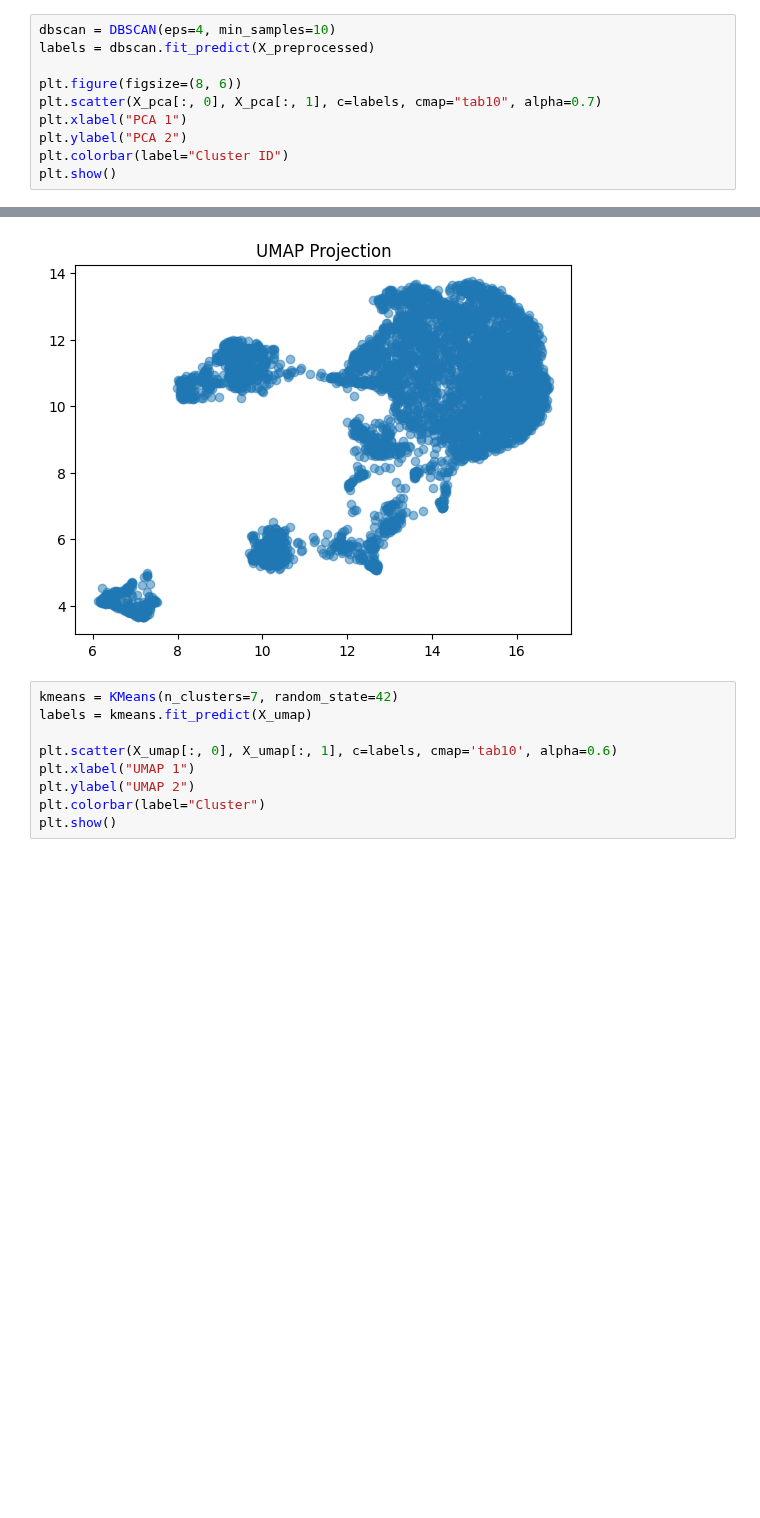
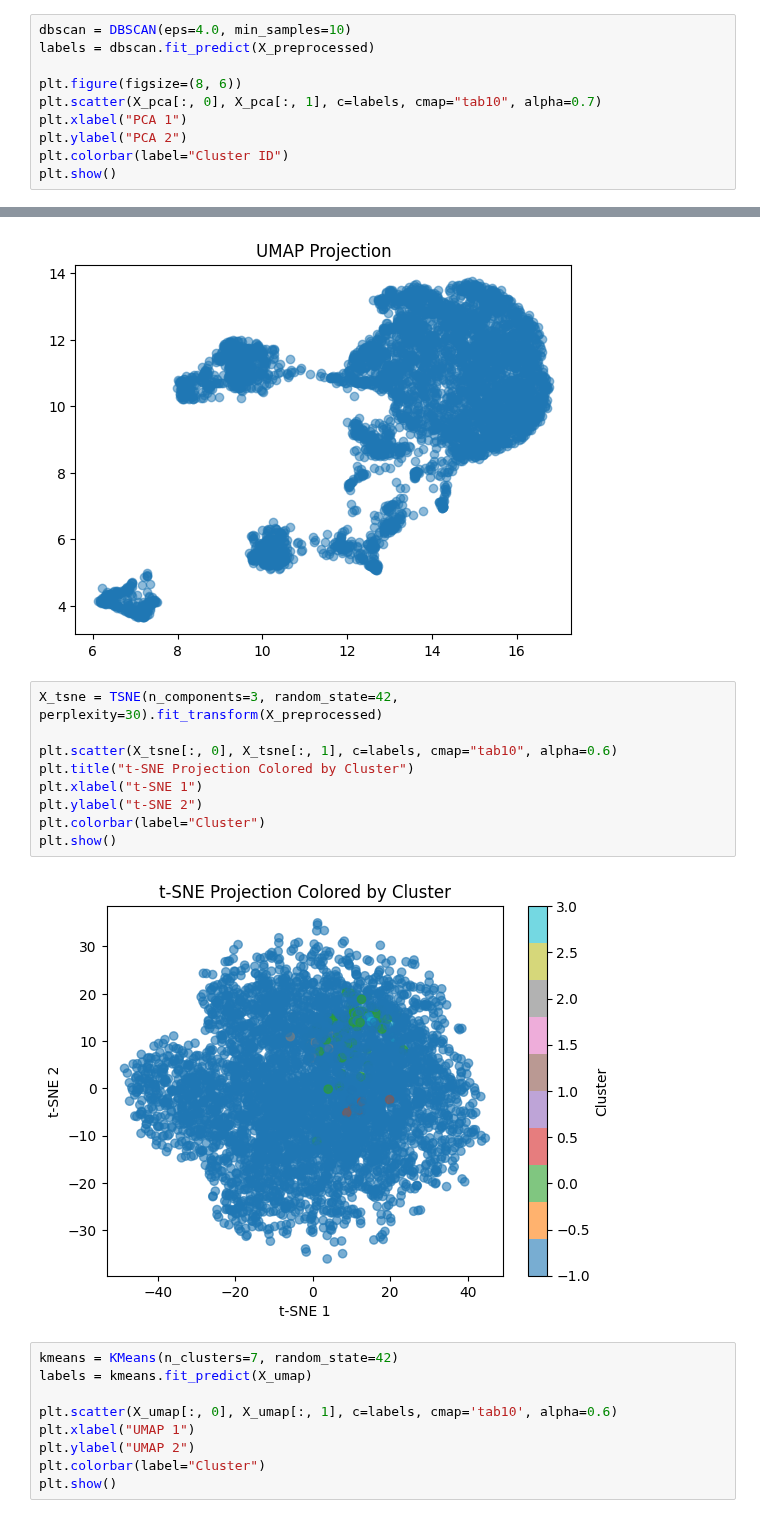
Before and after one commit to samroska/milestone-2-siads-696, a Jupyter notebook: Notebook1.ipynb, the cells around one changed output, grey strips where cells are left out. Saved outputs shown, nothing was run; the diff lists cells and outputs as text; blank space fills up the shorter version.

```diff
--- a/Notebook1.ipynb
+++ b/Notebook1.ipynb
@@ -118,7 +121,7 @@ plt.show()
 # %% [output]
 [figure]
 # %%
-dbscan = DBSCAN(eps=4, min_samples=10)
+dbscan = DBSCAN(eps=4.0, min_samples=10)
 labels = dbscan.fit_predict(X_preprocessed)
 
 plt.figure(figsize=(8, 6))
@@ -151,6 +154,17 @@ plt.title("UMAP Projection")
 plt.show()
 # %% [output]
 [figure]
+# %%
+X_tsne = TSNE(n_components=3, random_state=42, perplexity=30).fit_transform(X_preprocessed)
+
+plt.scatter(X_tsne[:, 0], X_tsne[:, 1], c=labels, cmap="tab10", alpha=0.6)
+plt.title("t-SNE Projection Colored by Cluster")
+plt.xlabel("t-SNE 1")
+plt.ylabel("t-SNE 2")
+plt.colorbar(label="Cluster")
+plt.show()
+# %% [output]
+[figure, added]
 # %%
 kmeans = KMeans(n_clusters=7, random_state=42)
 labels = kmeans.fit_predict(X_umap)
```
Also changed, not shown: parts of 10 cells of this notebook.
